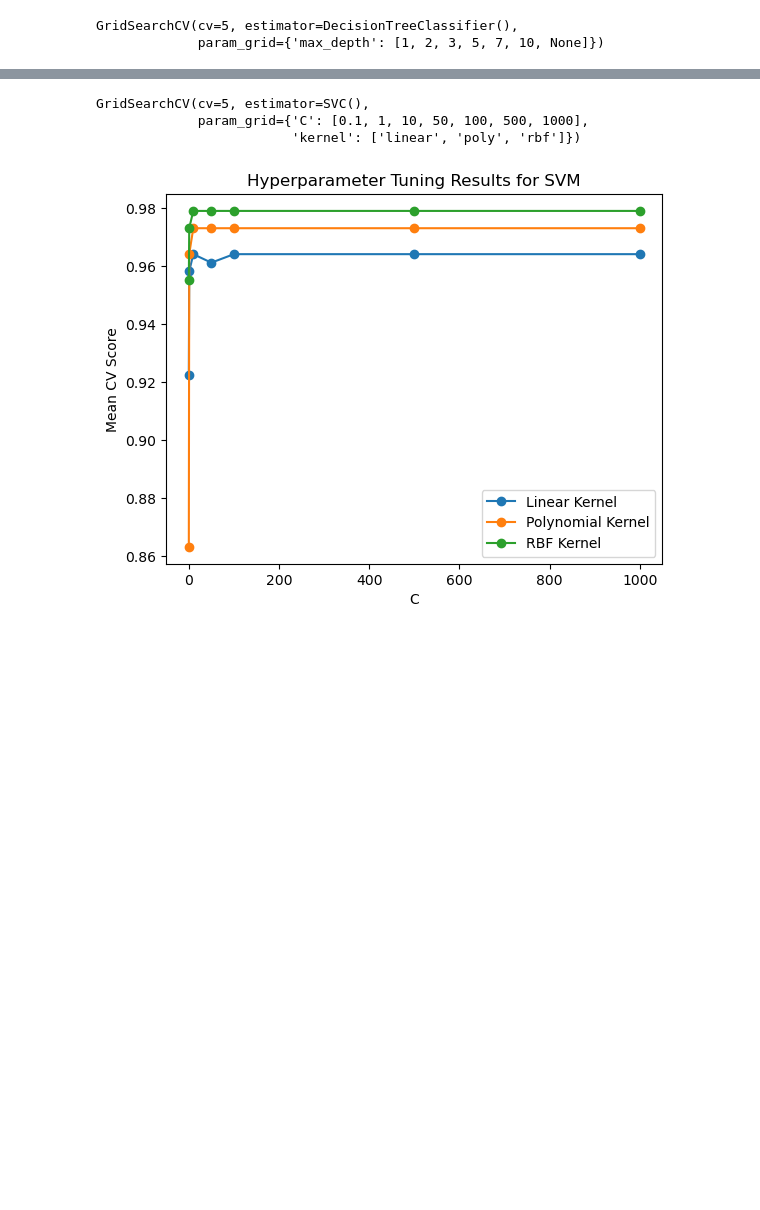
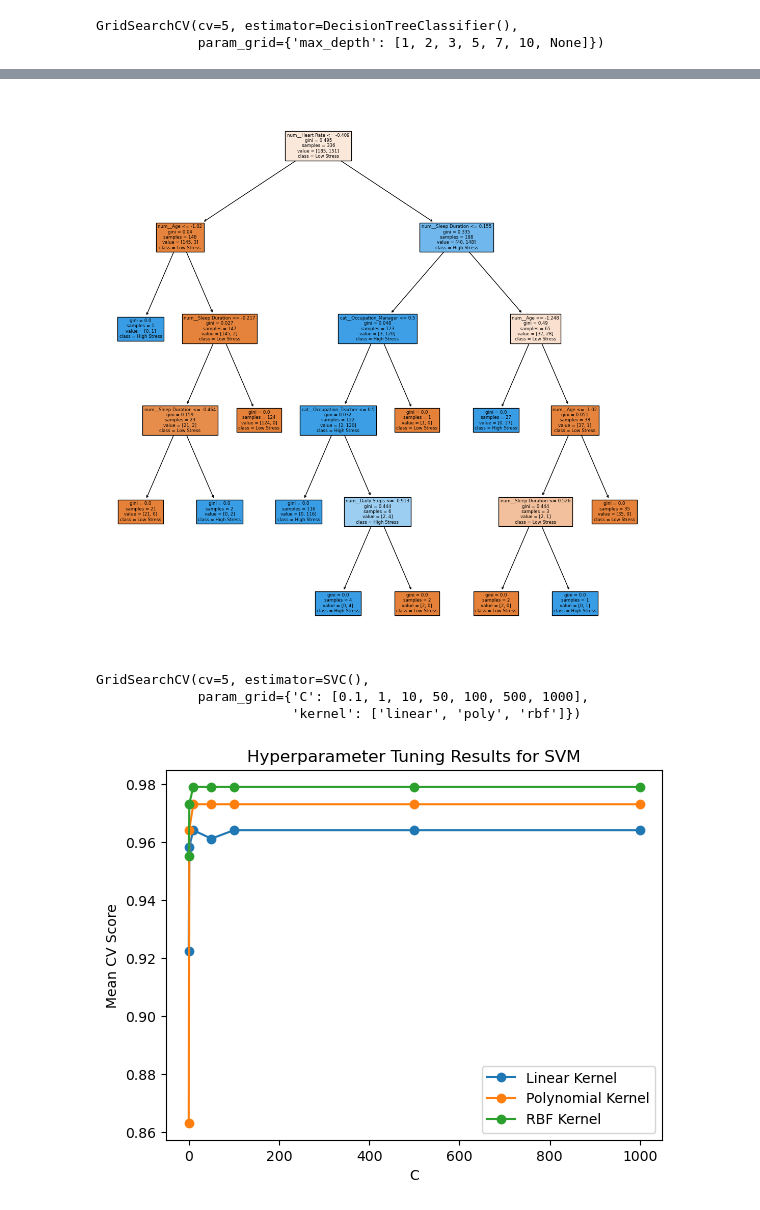
Before and after one commit to TK-71421/Sleep_Quality_and_Stress_Classification, a Jupyter notebook: model_training.ipynb, the cells around one changed output, grey strips where cells are left out. Cells and saved outputs as stored; diff of their text form; code cells hidden in the pictures; blank space fills up the shorter version.

Commit message:
Added decision tree plots

```diff
--- a/model_training.ipynb
+++ b/model_training.ipynb
@@ -222,6 +222,14 @@ Training took 0.0007 seconds
 1.0
 Testing took 0.0001 seconds
 0.9473684210526315
+# %%
+plt.figure(figsize=(14,14))
+feature_names = preprocessor.get_feature_names_out()
+plot_tree(dt_classifier, feature_names=feature_names, class_names=["Low Stress", "High Stress"], filled = True)
+plt.savefig("./visuals/dt_structure_binary.png")
+plt.show()
+# %% [output]
+[figure, added]
 # %%
 # Fit and test a SVM classifier with a tuned value of C and kernel chosen from linear, polynomial, and gaussian RBF using 5-fold cross validation
 svm_param_grid = {
```
Also changed, not shown: parts of 23 cells of this notebook.
